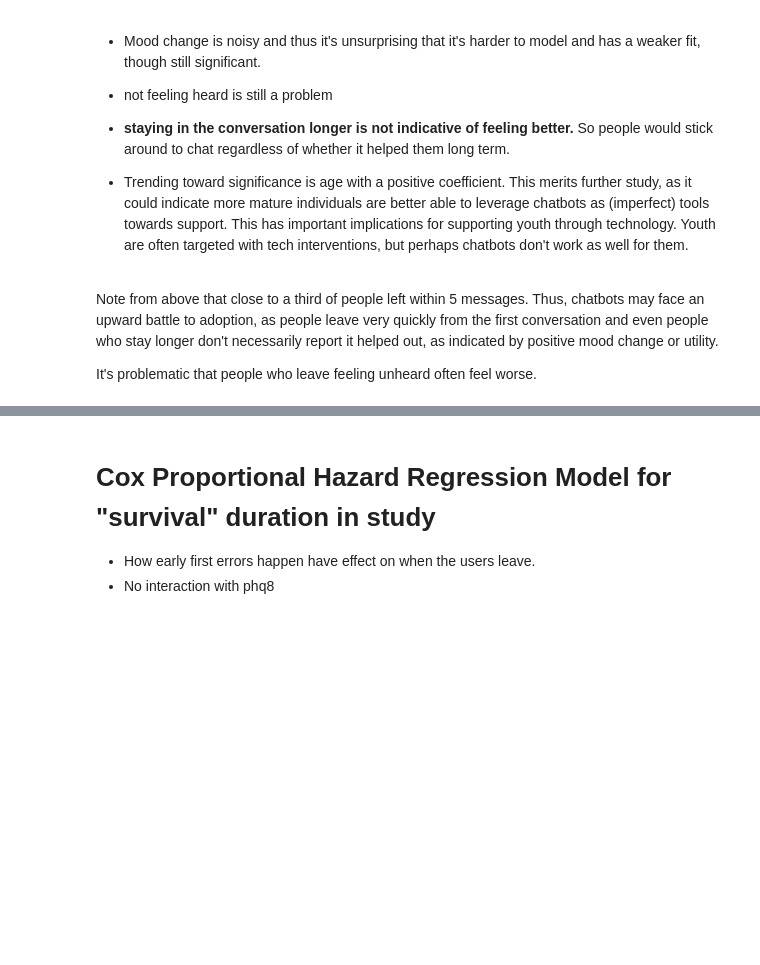
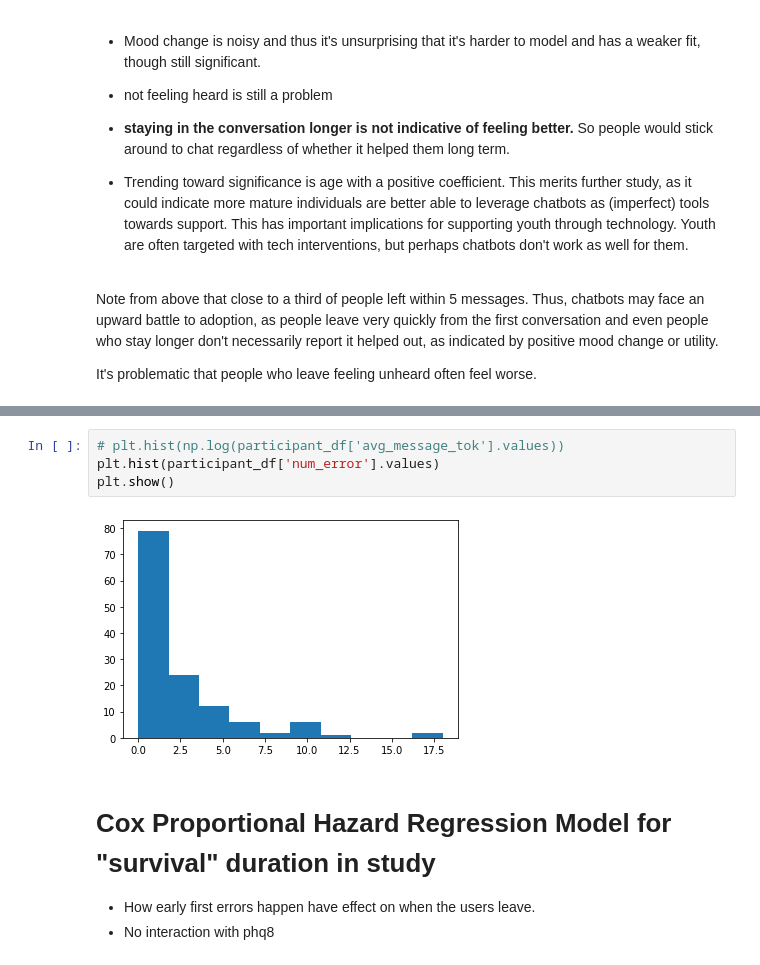
Before and after one commit to odemasi/therapybot_limitations, a Jupyter notebook: Therapybot_plots_v1.ipynb, the cells around one changed output, grey strips where cells are left out. Drawn from its saved outputs; the diff is of its cells as text; blank space fills up the shorter version.

```diff
--- a/Therapybot_plots_v1.ipynb
+++ b/Therapybot_plots_v1.ipynb
@@ -1465,3 +1479,9 @@ Notes:
+# %%
+# plt.hist(np.log(participant_df['avg_message_tok'].values))
+plt.hist(participant_df['num_error'].values)
+plt.show()
+# %% [output]
+[figure, added]
 # %% [markdown]
 # Cox Proportional Hazard Regression Model for "survival" duration in study
 * How early first errors happen have effect on when the users leave.
```
Also changed, not shown: parts of 57 cells of this notebook.
